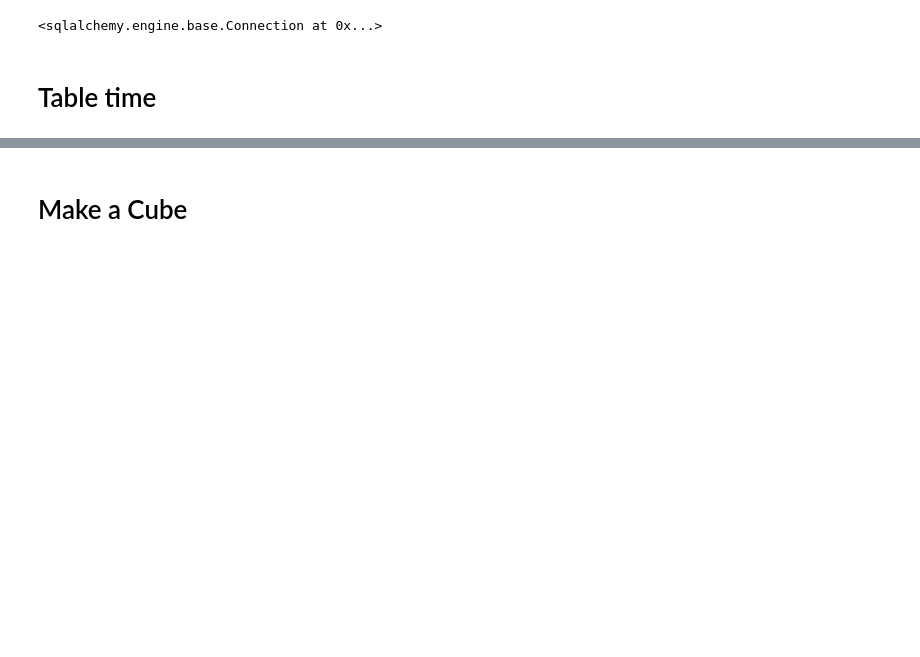
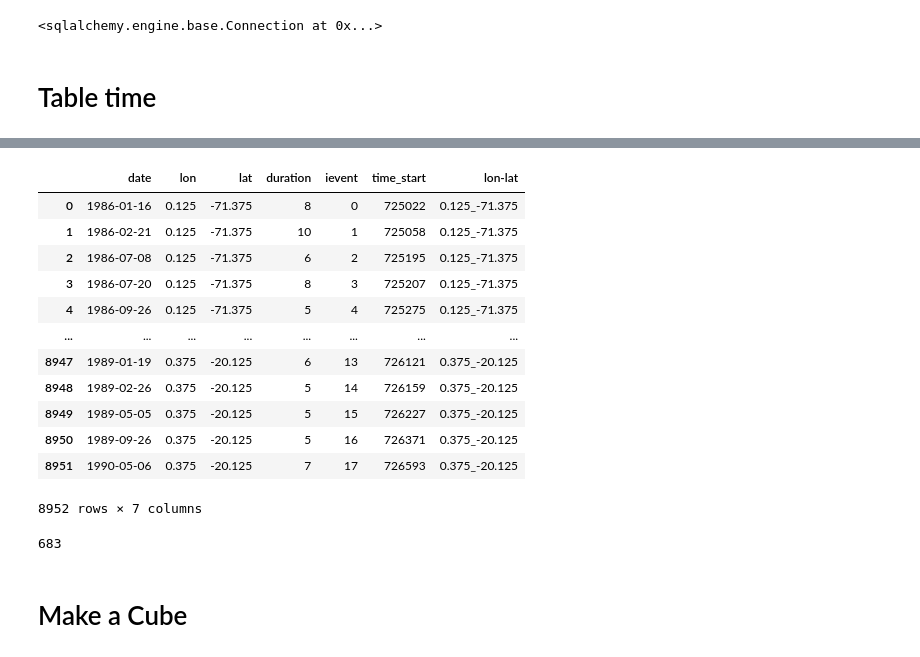
Before and after one commit to profxj/mhw_analysis, a Jupyter notebook: doc/nb/Exploring_the_DB.ipynb, the cells around one changed output, grey strips where cells are left out. Drawn from its saved outputs; the diff is of its cells as text; code cells hidden in the pictures; blank space fills up the shorter version.

```diff
--- a/doc/nb/Exploring_the_DB.ipynb
+++ b/doc/nb/Exploring_the_DB.ipynb
@@ -80,3 +88,38 @@ pd_tbl
+# %%
+sidx = []
+eidx = []
+counter = 0
+for kk, lon,lat in zip(range(len(pd_tbl)), pd_tbl['lon'], pd_tbl['lat']):
+    newc = '{:0.3f}_{:0.3f}'.format(lon, lat)
+    if kk > 0 and newc != sidx[-1]:
+        counter = 0
+    elif kk>0:
+        counter += 1
+    sidx.append(newc)
+    eidx.append(counter)
+# %%
+pd_tbl['lon-lat'] = sidx
+#pd_tbl['eidx'] = eidx
+# %%
+pd_tbl
+# %% [output]
+|  | date | lon | lat | duration | ievent | time_start | lon-lat |
+| 0 | 1986-01-16 | 0.125 | -71.375 | 8 | 0 | 725022 | 0.125_-71.375 |
+| 1 | 1986-02-21 | 0.125 | -71.375 | 10 | 1 | 725058 | 0.125_-71.375 |
+| 2 | 1986-07-08 | 0.125 | -71.375 | 6 | 2 | 725195 | 0.125_-71.375 |
+| 3 | 1986-07-20 | 0.125 | -71.375 | 8 | 3 | 725207 | 0.125_-71.375 |
+| 4 | 1986-09-26 | 0.125 | -71.375 | 5 | 4 | 725275 | 0.125_-71.375 |
+| ... | ... | ... | ... | ... | ... | ... | ... |
+| 8947 | 1989-01-19 | 0.375 | -20.125 | 6 | 13 | 726121 | 0.375_-20.125 |
+| 8948 | 1989-02-26 | 0.375 | -20.125 | 5 | 14 | 726159 | 0.375_-20.125 |
+| 8949 | 1989-05-05 | 0.375 | -20.125 | 5 | 15 | 726227 | 0.375_-20.125 |
+| 8950 | 1989-09-26 | 0.375 | -20.125 | 5 | 16 | 726371 | 0.375_-20.125 |
+| 8951 | 1990-05-06 | 0.375 | -20.125 | 7 | 17 | 726593 | 0.375_-20.125 |
+8952 rows × 7 columns
+# %%
+len(np.unique(pd_tbl['lon-lat']))
+# %% [output]
+683
 # %% [markdown]
 # Make a Cube
 # %% [markdown]
```
Also changed, not shown: parts of 33 cells of this notebook, 4 other files.
